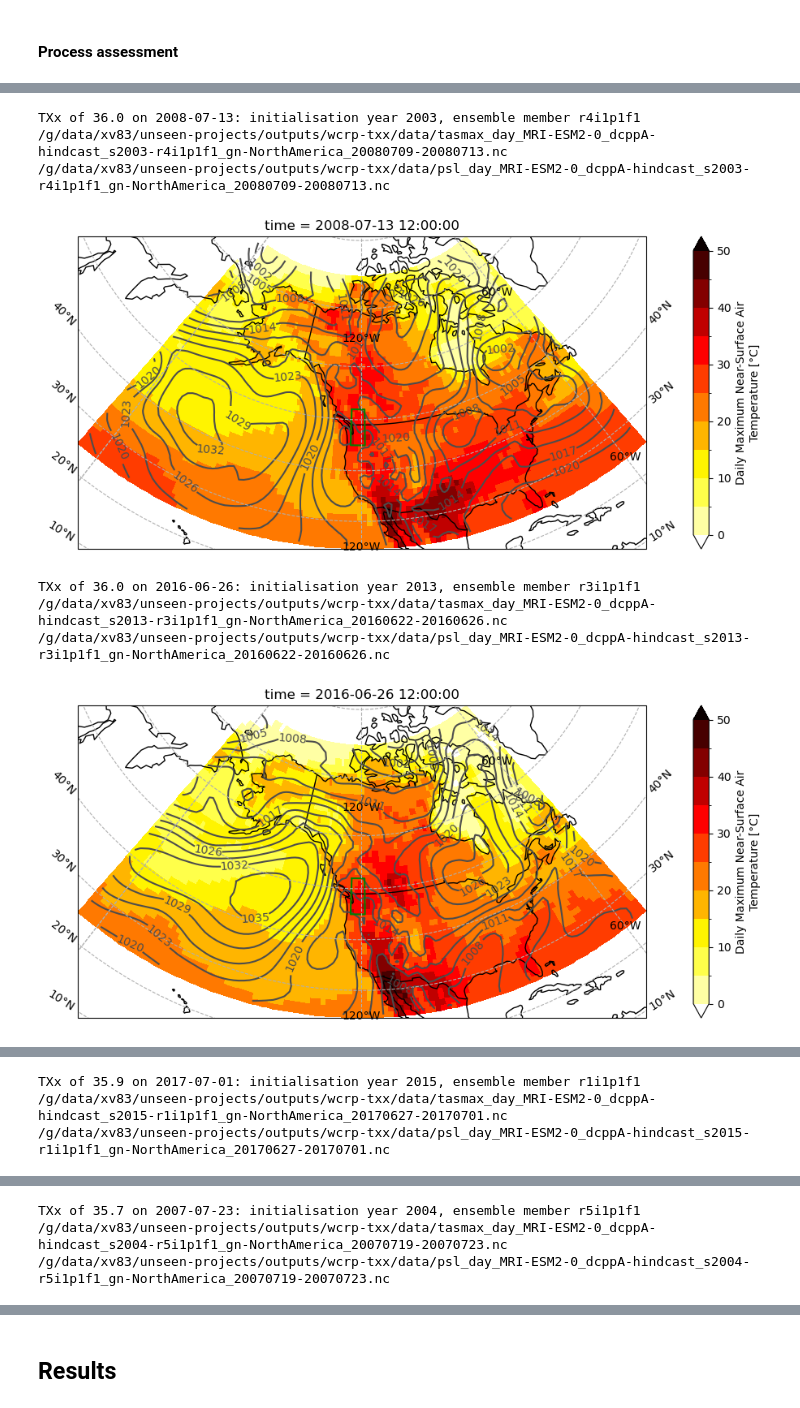
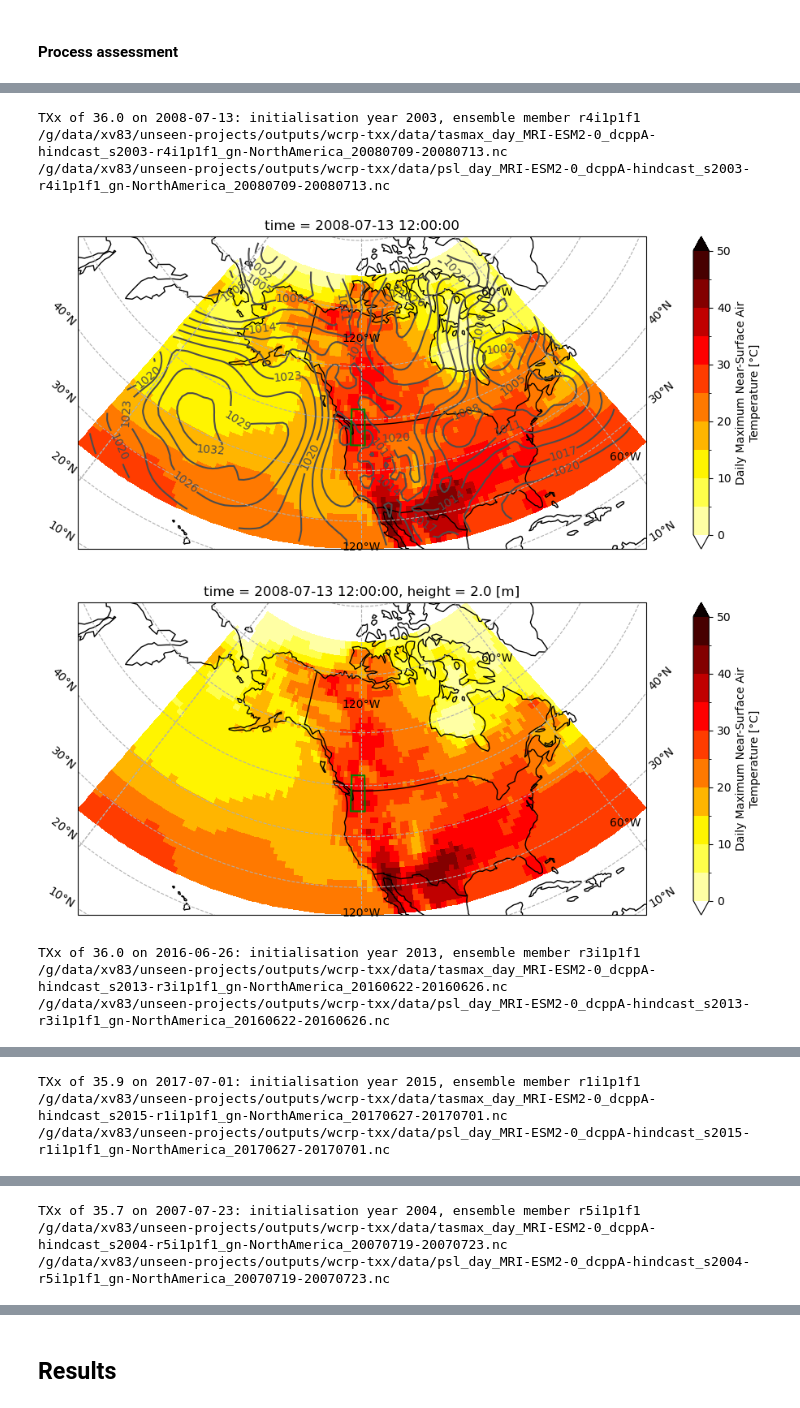
Before and after one commit to DamienIrving/unseen-projects, a Jupyter notebook: project-wcrp-txx/txx_MRI-ESM2-0.ipynb, the cells around one changed output, grey strips where cells are left out. Drawn from its saved outputs; the diff is of its cells as text; code cells hidden in the pictures.

```diff
--- a/project-wcrp-txx/txx_MRI-ESM2-0.ipynb
+++ b/project-wcrp-txx/txx_MRI-ESM2-0.ipynb
@@ -25,14 +26,20 @@ from unseen import general_utils
 from unseen import similarity
 from unseen import spatial_selection
 # %%
-code_url = 'https://github.com/AusClimateService/unseen-projects/tree/master/project-wcrp-txx'
 model = 'MRI-ESM2-0'
 var = 'tasmax'
-var_levels = np.arange(0, 51, 5)
+levels_dict = {}
+levels_dict[var] = np.arange(0, 51, 5)
+levels_dict['psl'] = np.arange(900, 1100, 3)
+levels_dict['zg500'] = np.arange(5000, 6300, 50)
 var_cmap = 'hot_r'
 metric = 'TXx'
 metric_long = 'hottest day of the year'
 units = 'degC'
+units_dict = {}
+units_dict[var] = units
+units_dict['psl'] = 'hPa'
+units_dict['zg500'] = 'm'
 baseline_period = ['1970-01-01', '2019-12-30']
 correction_method = 'additive'
 
@@ -60,3 +67,11 @@ dist_max = 40
 outdir = '/g/data/xv83/unseen-projects/outputs/wcrp-txx/data'
 obs_file = f'{outdir}/txx_ERA5_1940-2025_annual_PNW.nc'
 model_file = f'{outdir}/txx_MRI-ESM2-0-dcppA-hindcast_196011-201911_annual_PNW.nc'
+
+annual_infile_dict = {}
+annual_infile_dict[var] = f'{outdir}/{var}-june-july_MRI-ESM2-0-dcppA-hindcast_196011-201911_annual_north-america.nc'
+annual_infile_dict['psl'] = f'{outdir}/psl-june-july_MRI-ESM2-0-dcppA-hindcast_196011-201911_annual_north-america.nc'
+#annual_infile_dict['zg500'] = f'{outdir}/zg500-june-july_MRI-ESM2-0-dcppA-hindcast_196011-201911_annual_north-america.nc'
+
+code_url = 'https://github.com/AusClimateService/unseen-projects/tree/master/project-wcrp-txx'
+history_log = cmdprov.new_log(code_url=code_url)
@@ -476,6 +546,8 @@ def get_event_data(event_df_row, model_name, write_to_file=False):
 # %%
-def plot_event(da_var, da_psl):
+def plot_event(da_var, da_contour, contour_var):
     """Plot event."""
+
+    assert contour_var in ['psl', 'zg500']
 
     fig = plt.figure(figsize=[15, 5])
     ax = fig.add_subplot(111, projection=map_proj)
@@ -484,17 +556,18 @@ def plot_event(da_var, da_psl):
         ax=ax,
         transform=ccrs.PlateCarree(),
         cmap=var_cmap,
-        levels=var_levels,
+        levels=levels_dict[var],
         extend='both',
     #    cbar_kwargs={"label": label},
     )
-    lines = da_psl.isel(time=4).plot.contour(
-        ax=ax,
-        transform=ccrs.PlateCarree(),
-        levels=np.arange(900, 1100, 3),
-        colors=["0.3"]
-    )
-    ax.clabel(lines, colors=["0.3"], manual=False, inline=True)
+    if type(da_contour) != type(None):
+        lines = da_contour.isel(time=4).plot.contour(
+            ax=ax,
+            transform=ccrs.PlateCarree(),
+            levels=levels_dict[contour_var],
+            colors=["0.3"]
+        )
+        ax.clabel(lines, colors=["0.3"], manual=False, inline=True)
 
     ax.plot(
         [box_lon0, box_lon0, box_lon1, box_lon1, box_lon0],
@@ -523,17 +600,18 @@ model_da_bc_stacked_df_sorted.head(n=5)
 # %%
 for event in range(5):
-    da_var, da_psl = get_event_data(
+    da_var, da_psl, da_zg500 = get_event_data(
         model_da_bc_stacked_df_sorted.iloc[event],
         model,
         write_to_file=True
     )
-    plot_event(da_var, da_psl)
+    plot_event(da_var, da_psl, 'psl')
+    plot_event(da_var, da_zg500, 'zg500')
 # %% [output]
 TXx of 36.0 on 2008-07-13: initialisation year 2003, ensemble member r4i1p1f1
 /g/data/xv83/unseen-projects/outputs/wcrp-txx/data/tasmax_day_MRI-ESM2-0_dcppA-hindcast_s2003-r4i1p1f1_gn-NorthAmerica_20080709-20080713.nc
 /g/data/xv83/unseen-projects/outputs/wcrp-txx/data/psl_day_MRI-ESM2-0_dcppA-hindcast_s2003-r4i1p1f1_gn-NorthAmerica_20080709-20080713.nc
 [figure]
+[figure, new version]
 TXx of 36.0 on 2016-06-26: initialisation year 2013, ensemble member r3i1p1f1
 /g/data/xv83/unseen-projects/outputs/wcrp-txx/data/tasmax_day_MRI-ESM2-0_dcppA-hindcast_s2013-r3i1p1f1_gn-NorthAmerica_20160622-20160626.nc
 /g/data/xv83/unseen-projects/outputs/wcrp-txx/data/psl_day_MRI-ESM2-0_dcppA-hindcast_s2013-r3i1p1f1_gn-NorthAmerica_20160622-20160626.nc
-[figure, old version]
```
Also changed, not shown: parts of 25 cells of this notebook, 5 other files.
